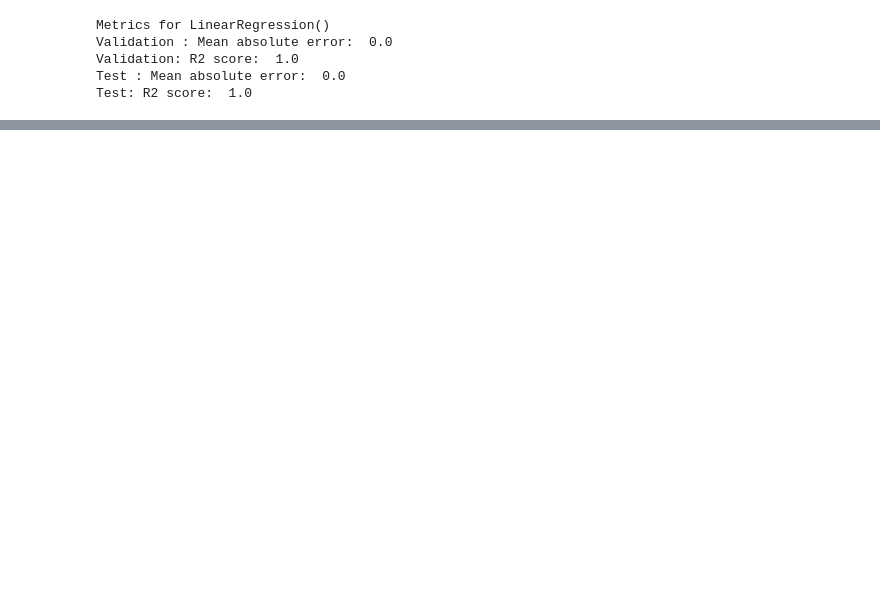
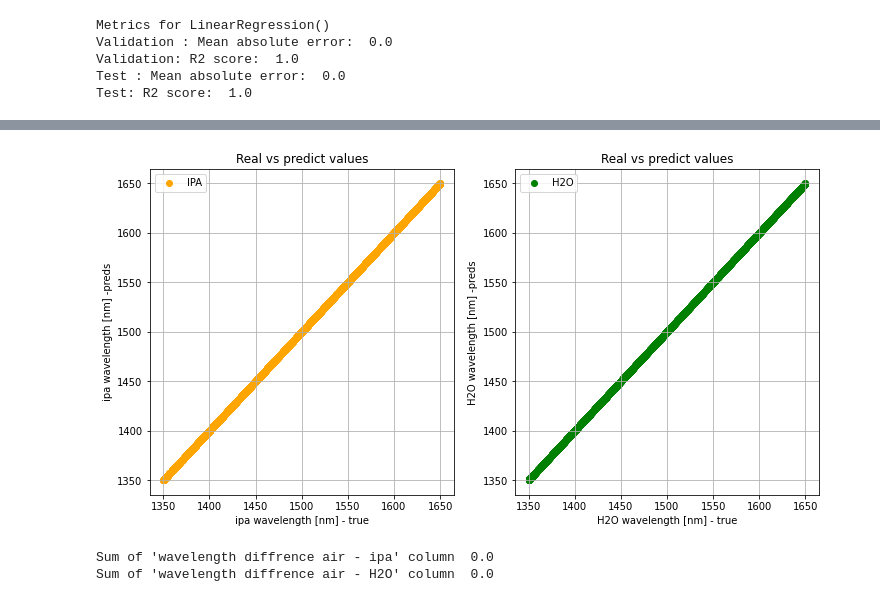
Before and after one commit to michalinahulak/fiber_optic_sensor_project, a Jupyter notebook: project.ipynb, the cells around one changed output, grey strips where cells are left out. Cells and saved outputs as stored; diff of their text form; code cells hidden in the pictures; blank space fills up the shorter version.

```diff
--- a/project.ipynb
+++ b/project.ipynb
@@ -516,0 +395,36 @@ Test: R2 score:  0.996880438389371
+# %%
+fig, ax = plt.subplots(nrows = 1, ncols = 2, figsize = (12, 6))
+
+ax[0].scatter(df['ipa wavelength'],
+          df['ipa wavelength -preds'],
+          label='IPA', color = 'orange')
+ax[0].set_xlabel('ipa wavelength [nm] - true')
+ax[0].set_ylabel('ipa wavelength [nm] -preds')
+
+ax[0].grid()
+ax[0].legend(loc='upper left')
+ax[0].set_title(f'Real vs predict values')
+
+ax[1].scatter (df['H2O wavelength'],
+          df['H2O wavelength -preds'],
+          label='H2O', color = 'green')
+ax[1].set_xlabel('H2O wavelength [nm] - true')
+ax[1].set_ylabel('H2O wavelength [nm] -preds')
+ax[1].grid()
+ax[1].legend(loc='upper left')
+ax[1].set_title(f'Real vs predict values')
+
+
+plt.show()
+# %% [output]
+[figure, added]
+# %%
+# checking that the wavelength is always the same
+dataset_check = dataset_remove.copy()
+dataset_check['wavelength diffrence air - ipa'] = dataset_check['air wavelength'] - dataset_check['ipa wavelength']
+dataset_check['wavelength diffrence air - H2O'] = dataset_check['air wavelength'] - dataset_check['H2O wavelength']
+print ("Sum of 'wavelength diffrence air - ipa' column ", dataset_check['wavelength diffrence air - ipa'].sum())
+print ("Sum of 'wavelength diffrence air - H2O' column ", dataset_check['wavelength diffrence air - H2O'].sum())
+# %% [output]
+Sum of 'wavelength diffrence air - ipa' column  0.0
+Sum of 'wavelength diffrence air - H2O' column  0.0
```
Also changed, not shown: parts of 61 cells of this notebook.
